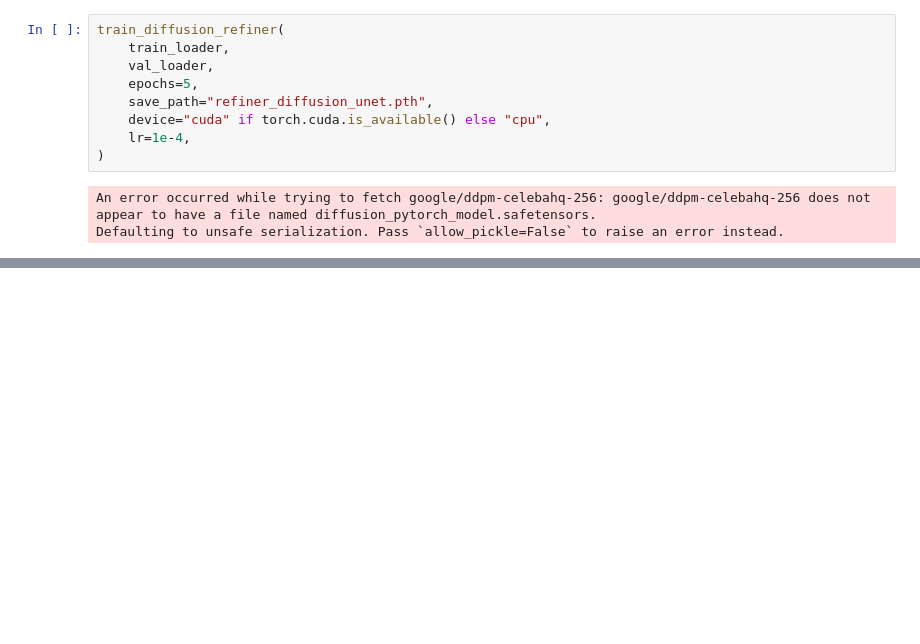
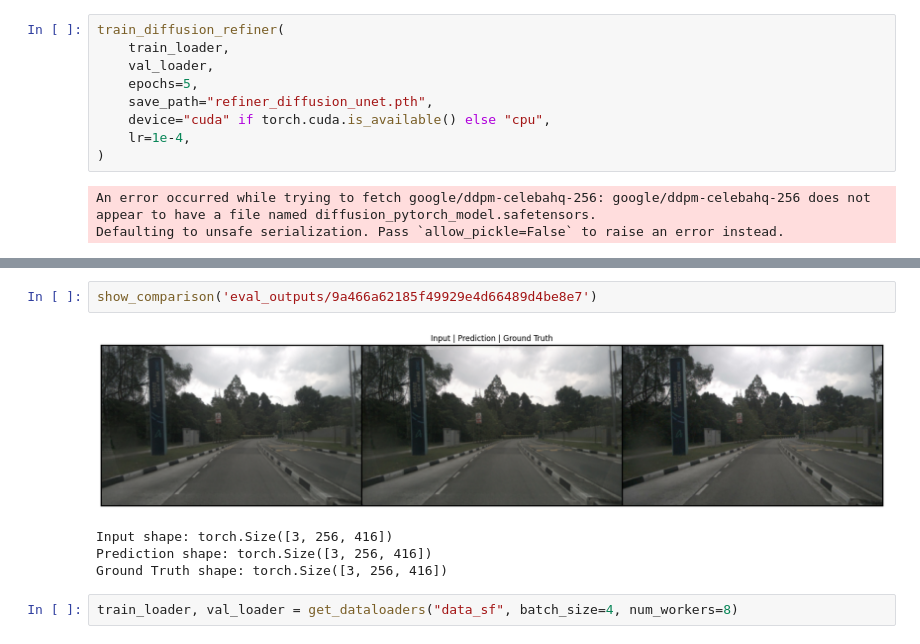
Before and after one commit to mrgares/GS-Diffusion, a Jupyter notebook: gs_diffusion_refiner.ipynb, the cells around one changed output, grey strips where cells are left out. Saved outputs shown, nothing was run; the diff lists cells and outputs as text; blank space fills up the shorter version.

```diff
--- a/gs_diffusion_refiner.ipynb
+++ b/gs_diffusion_refiner.ipynb
@@ -93,0 +109,9 @@ Defaulting to unsafe serialization. Pass `allow_pickle=False` to raise an error
+# %%
+show_comparison('eval_outputs/9a466a62185f49929e4d66489d4be8e7')
+# %% [output]
+[figure, added]
+Input shape: torch.Size([3, 256, 416])
+Prediction shape: torch.Size([3, 256, 416])
+Ground Truth shape: torch.Size([3, 256, 416])
+# %%
+train_loader, val_loader = get_dataloaders("data_sf", batch_size=4, num_workers=8)
```
Also changed, not shown: parts of 5 cells of this notebook, 8 other files.
